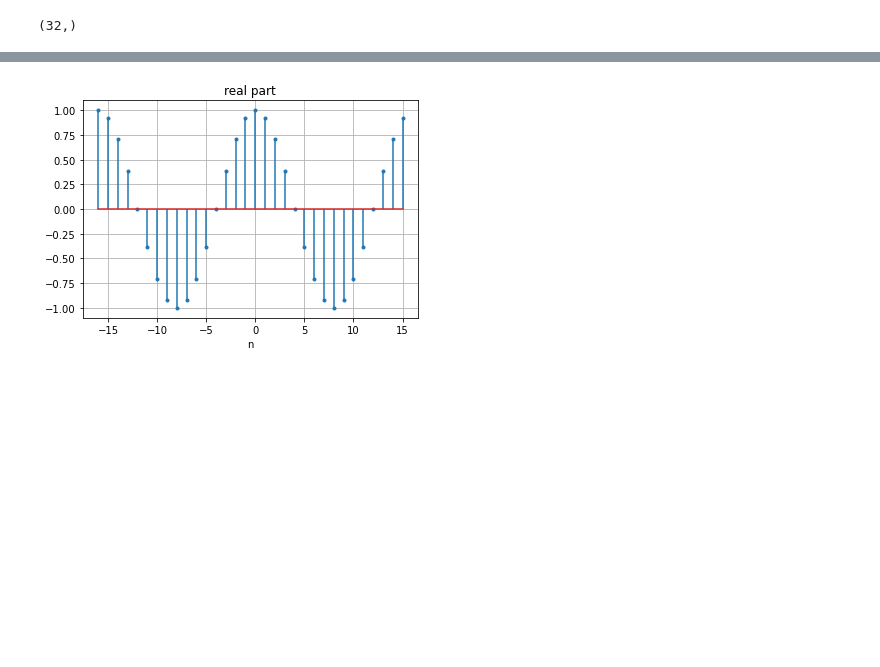
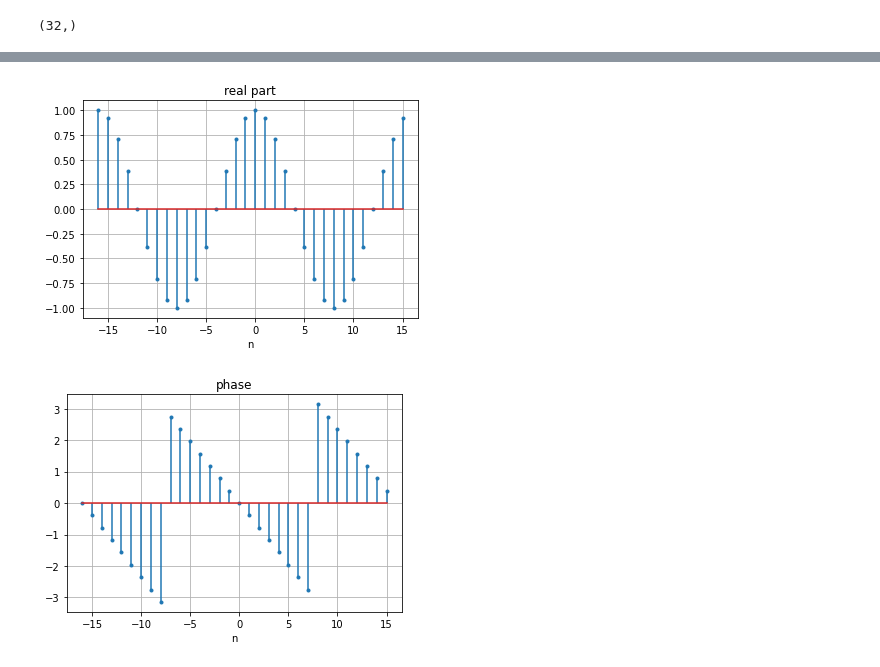
Before and after one commit to hufsaim/T10302201, a Jupyter notebook: notebook/lab01.ipynb, the cells around one changed output, grey strips where cells are left out. Saved outputs shown, nothing was run; the diff lists cells and outputs as text; code cells hidden in the pictures; blank space fills up the shorter version.

```diff
--- a/notebook/lab01.ipynb
+++ b/notebook/lab01.ipynb
@@ -229,10 +236,17 @@ plt.show()
 # %%
 w0 = (np.pi)*(30/16)
 k = xn(n,w0)
 plt.stem(n,np.real(k), markerfmt='C0.')
 plt.xlabel('n')
 plt.title('real part')
 plt.grid('on')
 plt.show()
+
+plt.stem(n,np.angle(k), markerfmt='C0.')
+plt.xlabel('n')
+plt.title('phase')
+plt.grid('on')
+plt.show()
 # %% [output]
 [figure]
+[figure, added]
```
Also changed, not shown: parts of 1 cell of this notebook.
